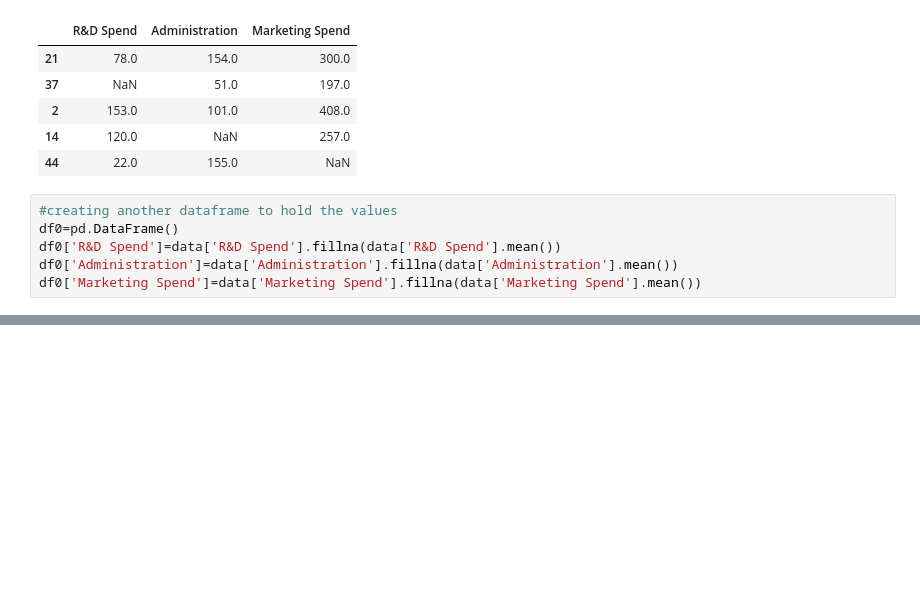
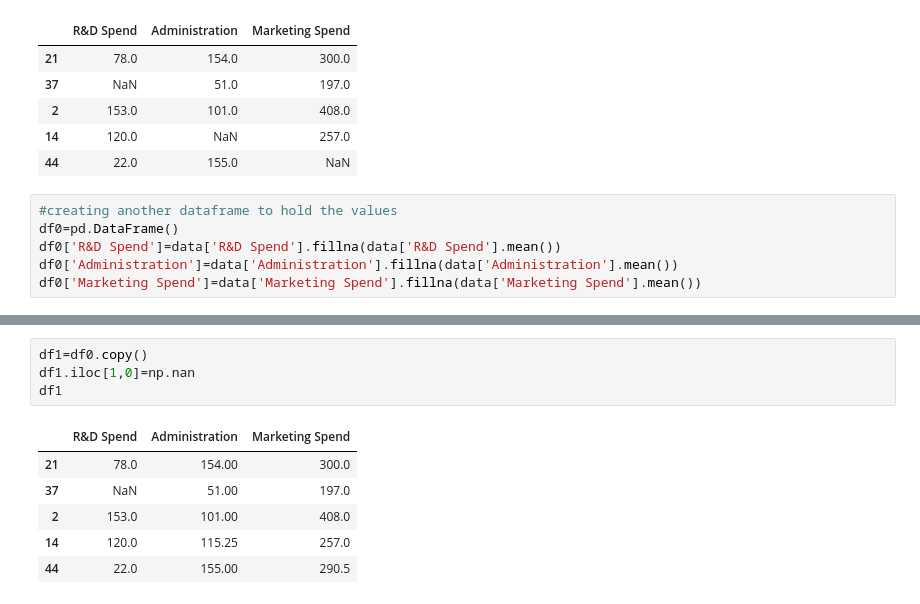
Before and after one commit to khanalasmit/machinelearning, a Jupyter notebook: 21-Multivarient-impuatition/iterative_impuation.ipynb, the cells around one changed output, grey strips where cells are left out. Saved outputs shown, nothing was run; the diff lists cells and outputs as text; blank space fills up the shorter version.

```diff
--- a/21-Multivarient-impuatition/iterative_impuation.ipynb
+++ b/21-Multivarient-impuatition/iterative_impuation.ipynb
@@ -103,0 +113,11 @@ df0['Marketing Spend']=data['Marketing Spend'].fillna(data['Marketing Spend'].me
+# %%
+df1=df0.copy()
+df1.iloc[1,0]=np.nan
+df1
+# %% [output]
+|  | R&D Spend | Administration | Marketing Spend |
+| 21 | 78.0 | 154.00 | 300.0 |
+| 37 | NaN | 51.00 | 197.0 |
+| 2 | 153.0 | 101.00 | 408.0 |
+| 14 | 120.0 | 115.25 | 257.0 |
+| 44 | 22.0 | 155.00 | 290.5 |
```
Also changed, not shown: parts of 18 cells of this notebook.
